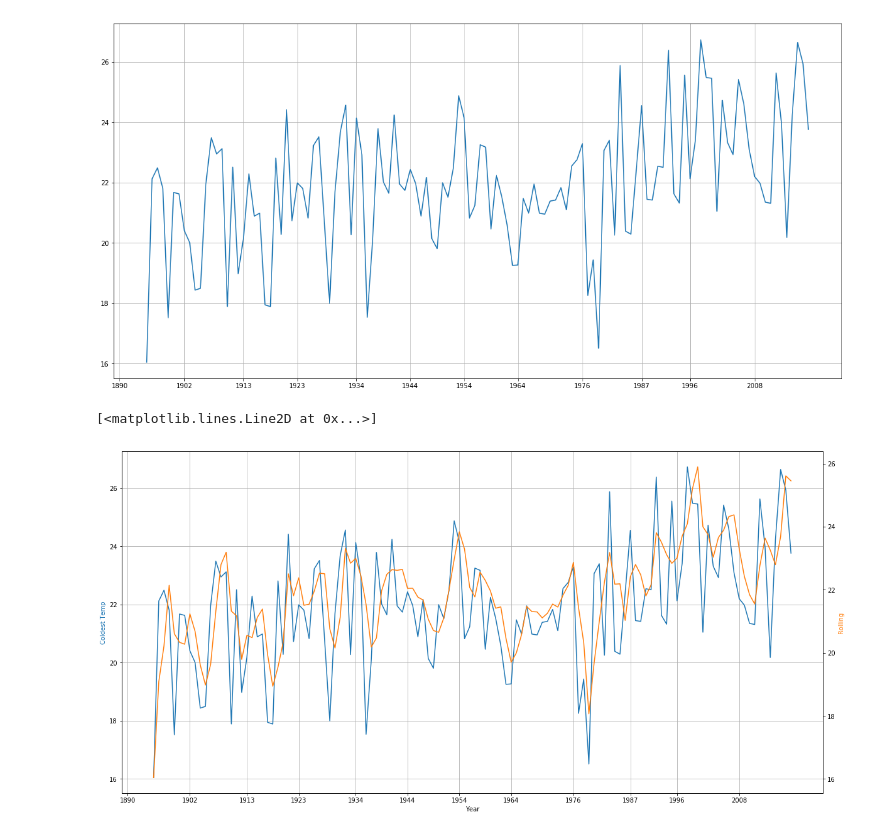
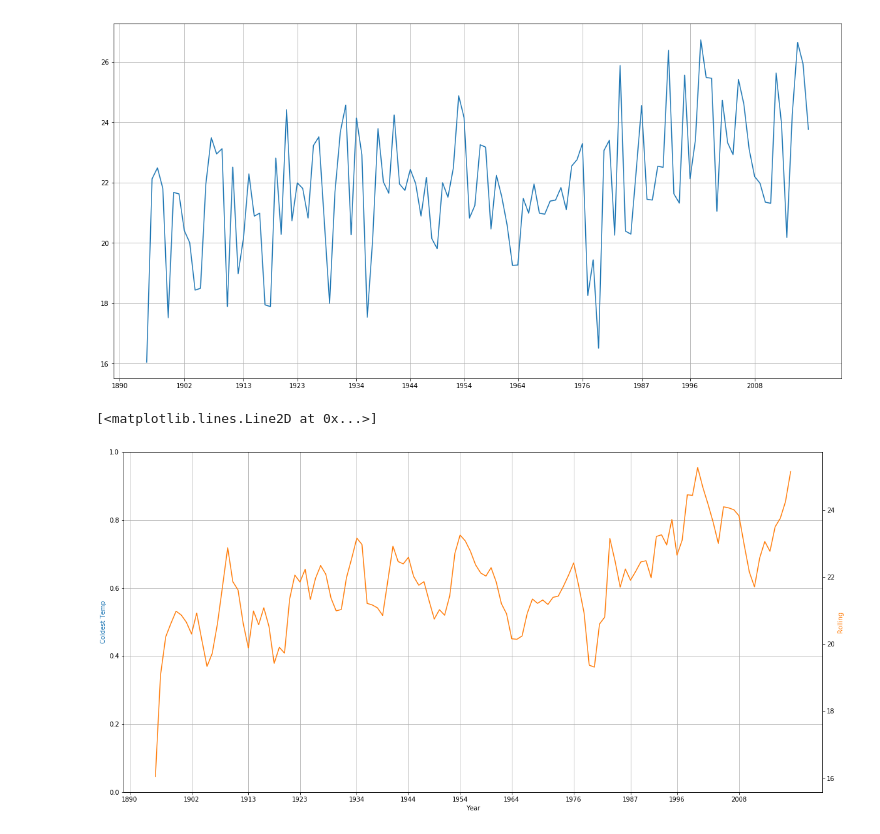
Before and after one commit to A-Grabish/solis-projectum, a Jupyter notebook: working/sunspots.ipynb, the cells around one changed output. Cells and saved outputs as stored; diff of their text form; code cells hidden in the pictures.

```diff
--- a/working/sunspots.ipynb
+++ b/working/sunspots.ipynb
@@ -277,20 +279,22 @@ rolling_min = min_avg_temp.rolling(3, min_periods = 1).mean()
 # %%
-#have to find a way to
+# finding rolling avg temp
+rolling_min = min_avg_temp.rolling(4, min_periods = 1).mean()
+
 
 fig, ax1 = plt.subplots()
 color = 'tab:blue'
 ax1.set_xlabel('Year')
 ax1.set_ylabel('Coldest Temp', color = color)
-ax1.plot(min_avg_temp, color = color)
+#ax1.plot(min_avg_temp, color = color)
 
 plt.xticks(solar_min)
 plt.grid()
 
 ax2 = ax1.twinx()
 
 color = 'tab:orange'
 ax2.set_ylabel('Rolling', color = color)
 ax2.plot(rolling_min, color = color)
 # %% [output]
 [<matplotlib.lines.Line2D at 0x...>]
-[figure, old version]
+[figure, new version]
```
Also changed, not shown: parts of 16 cells of this notebook, 2 other files.
